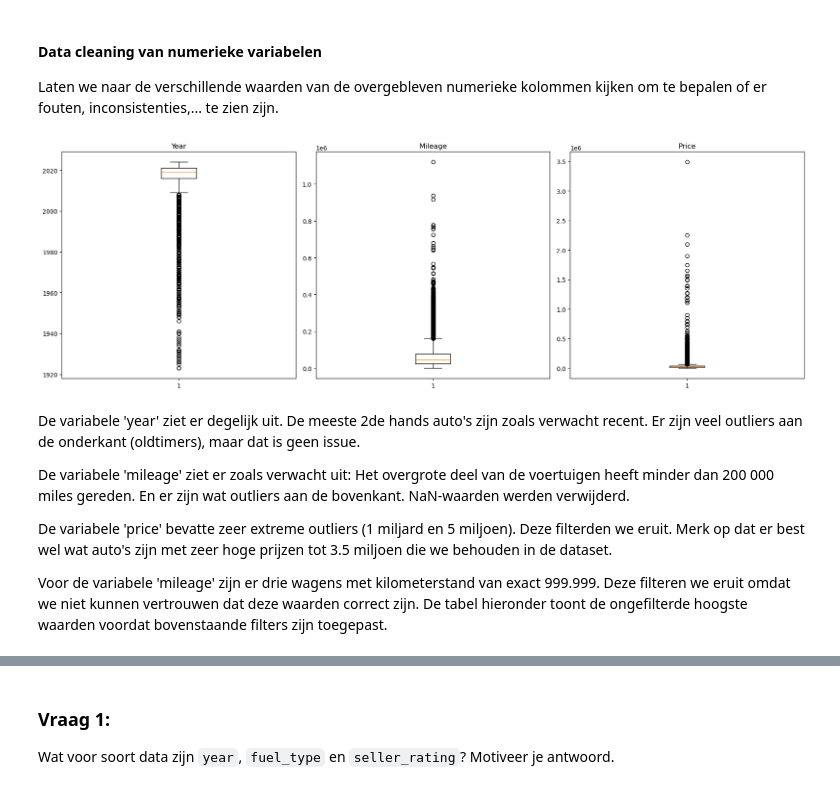
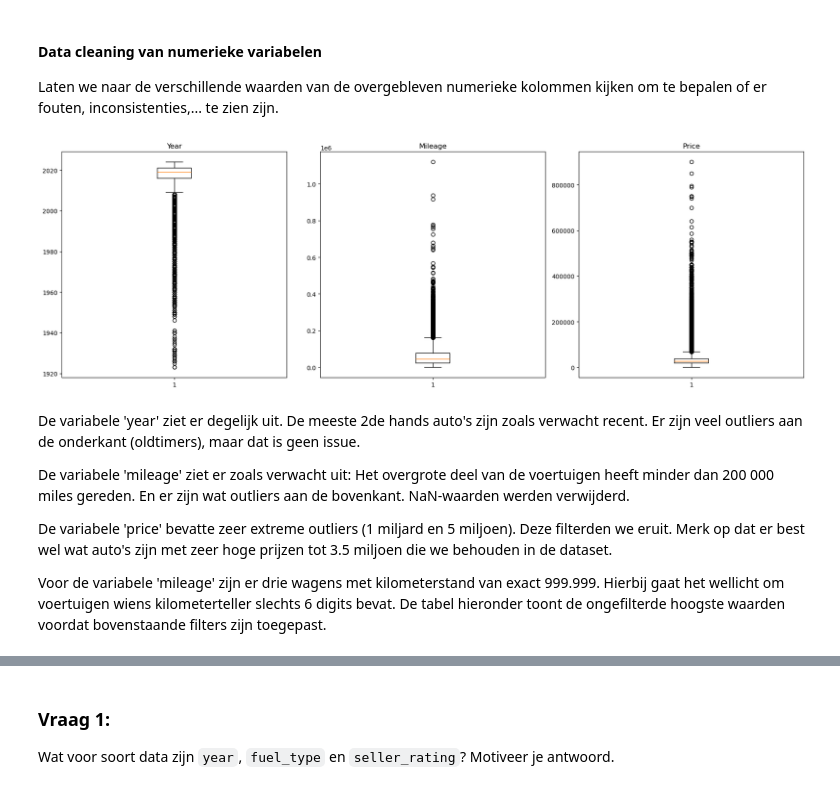
Before and after one commit to craftyraf/project-productie-proces, a Jupyter notebook: notebooks/autoproductie.ipynb, the cells around one changed output, grey strips where cells are left out. Drawn from its saved outputs; the diff is of its cells as text; code cells hidden in the pictures.

```diff
--- a/notebooks/autoproductie.ipynb
+++ b/notebooks/autoproductie.ipynb
@@ -176,38 +180,36 @@ Laten we naar de verschillende waarden van de overgebleven numerieke kolommen ki
 # %%
 # Verwijder NaN-waarden uit de DataFrame
 df_cars_cleaned.dropna(subset=['year', 'mileage', 'price'], inplace=True)
 
-# Filter outliers op vlak van prijs en mileage weg. Deze nemen we niet mee in rest van de analyse
-df_cars_cleaned = df_cars_cleaned[df_cars_cleaned['price'] <= 3500000]
-# df_cars_cleaned = df_cars_cleaned[df_cars_cleaned['mileage'] <= 500000]
-
-# Filter auto's met exacte mileage 999.999 weg omdat we niet zeker zijn of dit correct is
-df_cars_cleaned = df_cars_cleaned[(df_cars_cleaned['mileage'] < 999998) | (df_cars_cleaned['mileage'] > 999999.9)]
+# Filter outliers op vlak van prijs weg. Deze nemen we niet mee in rest van de analyse.
+# Na visuele analyse inspectie leggen we de grens op 1 miljoen. Hierdoor verwijderen we de hoogste 27 waarden (=0.0035% van alle datapunten).
+# Op die manier halen we meer waarde uit onze visualisaties, en worden onze visualisaties niet scheefgetrokken door enkele extreme waarden.
+df_cars_cleaned = df_cars_cleaned[df_cars_cleaned['price'] <= 1000000]
 
 # Selecteer de gewenste variabelen voor de boxplots
 year_data = df_cars_cleaned['year']
 mileage_data = df_cars_cleaned['mileage']
 price_data = df_cars_cleaned['price']
 
 # Maak een figuur met drie subplots in één rij
 fig, axs = plt.subplots(1, 3, figsize=(18, 6))
 
 # Boxplot voor 'year'
 axs[0].boxplot(year_data)
 axs[0].set_title('Year')
 
 # Boxplot voor 'mileage'
 axs[1].boxplot(mileage_data)
 axs[1].set_title('Mileage')
 
 # Boxplot voor 'price'
 axs[2].boxplot(price_data)
 axs[2].set_title('Price')
 
 plt.tight_layout()
 plt.show()
 # %% [output]
-[figure, old version]
+[figure, new version]
 # %% [markdown]
 De variabele 'year' ziet er degelijk uit. De meeste 2de hands auto's zijn zoals verwacht recent. Er zijn veel outliers aan de onderkant (oldtimers), maar dat is geen issue.
 
@@ -215,4 +217,4 @@ De variabele 'mileage' ziet er zoals verwacht uit: Het overgrote deel van de voe
 
 De variabele 'price' bevatte zeer extreme outliers (1 miljard en 5 miljoen). Deze filterden we eruit. Merk op dat er best wel wat auto's zijn met zeer hoge prijzen tot 3.5 miljoen die we behouden in de dataset.
 
-Voor de variabele 'mileage' zijn er drie wagens met kilometerstand van exact 999.999. Deze filteren we eruit omdat we niet kunnen vertrouwen dat deze waarden correct zijn. De tabel hieronder toont de ongefilterde hoogste waarden voordat bovenstaande filters zijn toegepast.
+Voor de variabele 'mileage' zijn er drie wagens met kilometerstand van exact 999.999. Hierbij gaat het wellicht om voertuigen wiens kilometerteller slechts 6 digits bevat. De tabel hieronder toont de ongefilterde hoogste waarden voordat bovenstaande filters zijn toegepast.
```
Also changed, not shown: parts of 17 cells of this notebook.
